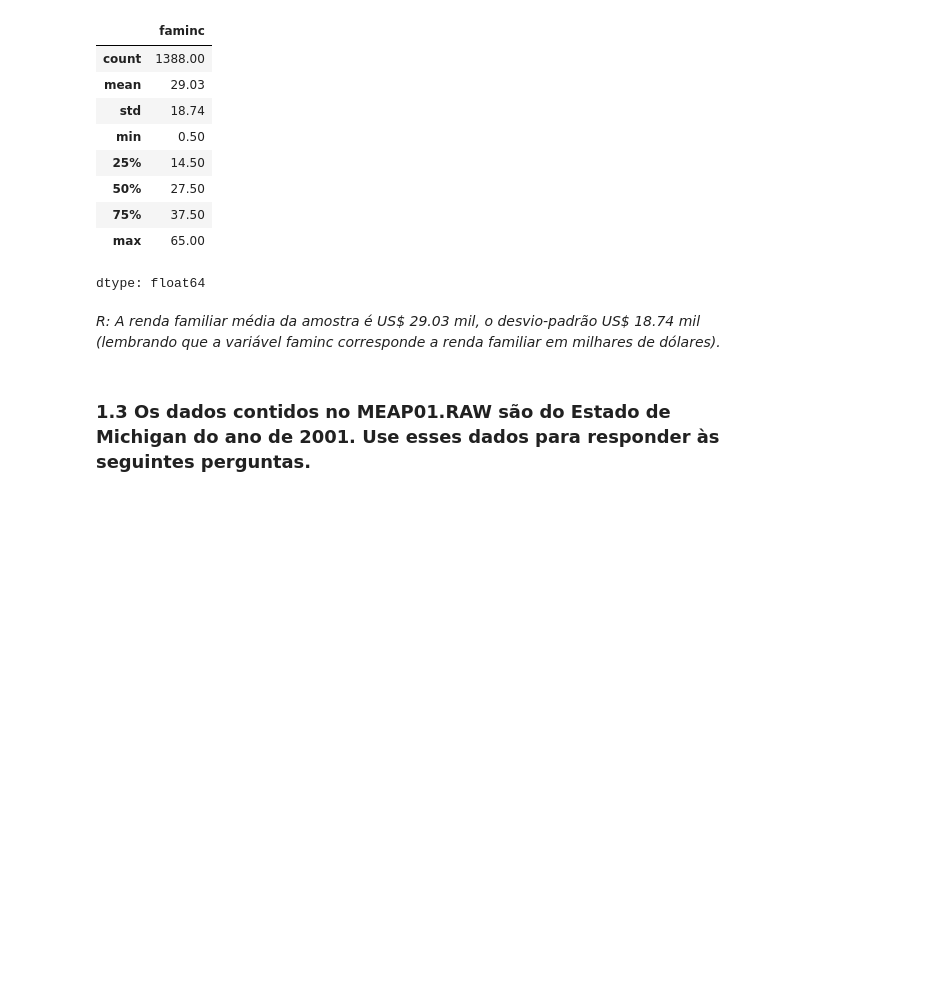
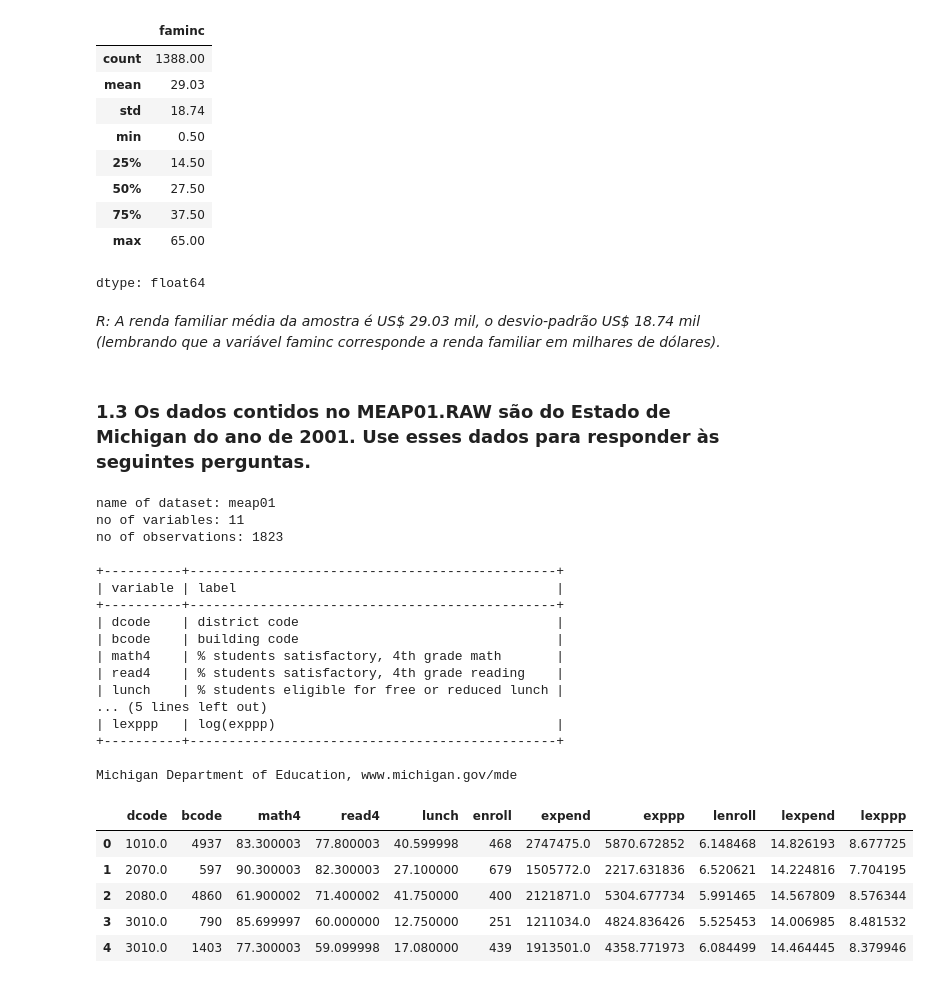
Before and after one commit to JoaoSilvaCorreia/Python, a Jupyter notebook: Econometrics/EconometriaWooldridge.ipynb, the cells around one changed output. Drawn from its saved outputs; the diff is of its cells as text; code cells hidden in the pictures; blank space fills up the shorter version.

```diff
--- a/Econometrics/EconometriaWooldridge.ipynb
+++ b/Econometrics/EconometriaWooldridge.ipynb
@@ -256,3 +278,31 @@ dtype: float64
 *R: A renda familiar média da amostra é US\$ 29.03 mil, o desvio-padrão US\$ 18.74 mil (lembrando que a variável faminc corresponde a renda familiar em milhares de dólares).*
 # %% [markdown]
 ### **1.3 Os dados contidos no MEAP01.RAW são do Estado de Michigan do ano de 2001. Use esses dados para responder às seguintes perguntas.**
+# %%
+wooldridge.data('meap01', description=True) #para mostrar a descrição do dataset
+meap01 = wooldridge.data('meap01') #para carregar o dataset desejado
+meap01.head() #para mostrar as primeiras linhas do dataset
+# %% [output]
+name of dataset: meap01
+no of variables: 11
+no of observations: 1823
+
++----------+-----------------------------------------------+
+| variable | label                                         |
++----------+-----------------------------------------------+
+| dcode    | district code                                 |
+| bcode    | building code                                 |
+| math4    | % students satisfactory, 4th grade math       |
+| read4    | % students satisfactory, 4th grade reading    |
+| lunch    | % students eligible for free or reduced lunch |
+... (5 lines left out)
+| lexppp   | log(exppp)                                    |
++----------+-----------------------------------------------+
+
+Michigan Department of Education, www.michigan.gov/mde
+|  | dcode | bcode | math4 | read4 | lunch | enroll | expend | exppp | lenroll | lexpend | lexppp |
+| 0 | 1010.0 | 4937 | 83.300003 | 77.800003 | 40.599998 | 468 | 2747475.0 | 5870.672852 | 6.148468 | 14.826193 | 8.677725 |
+| 1 | 2070.0 | 597 | 90.300003 | 82.300003 | 27.100000 | 679 | 1505772.0 | 2217.631836 | 6.520621 | 14.224816 | 7.704195 |
+| 2 | 2080.0 | 4860 | 61.900002 | 71.400002 | 41.750000 | 400 | 2121871.0 | 5304.677734 | 5.991465 | 14.567809 | 8.576344 |
+| 3 | 3010.0 | 790 | 85.699997 | 60.000000 | 12.750000 | 251 | 1211034.0 | 4824.836426 | 5.525453 | 14.006985 | 8.481532 |
+| 4 | 3010.0 | 1403 | 77.300003 | 59.099998 | 17.080000 | 439 | 1913501.0 | 4358.771973 | 6.084499 | 14.464445 | 8.379946 |
```
Also changed, not shown: parts of 27 cells of this notebook.
